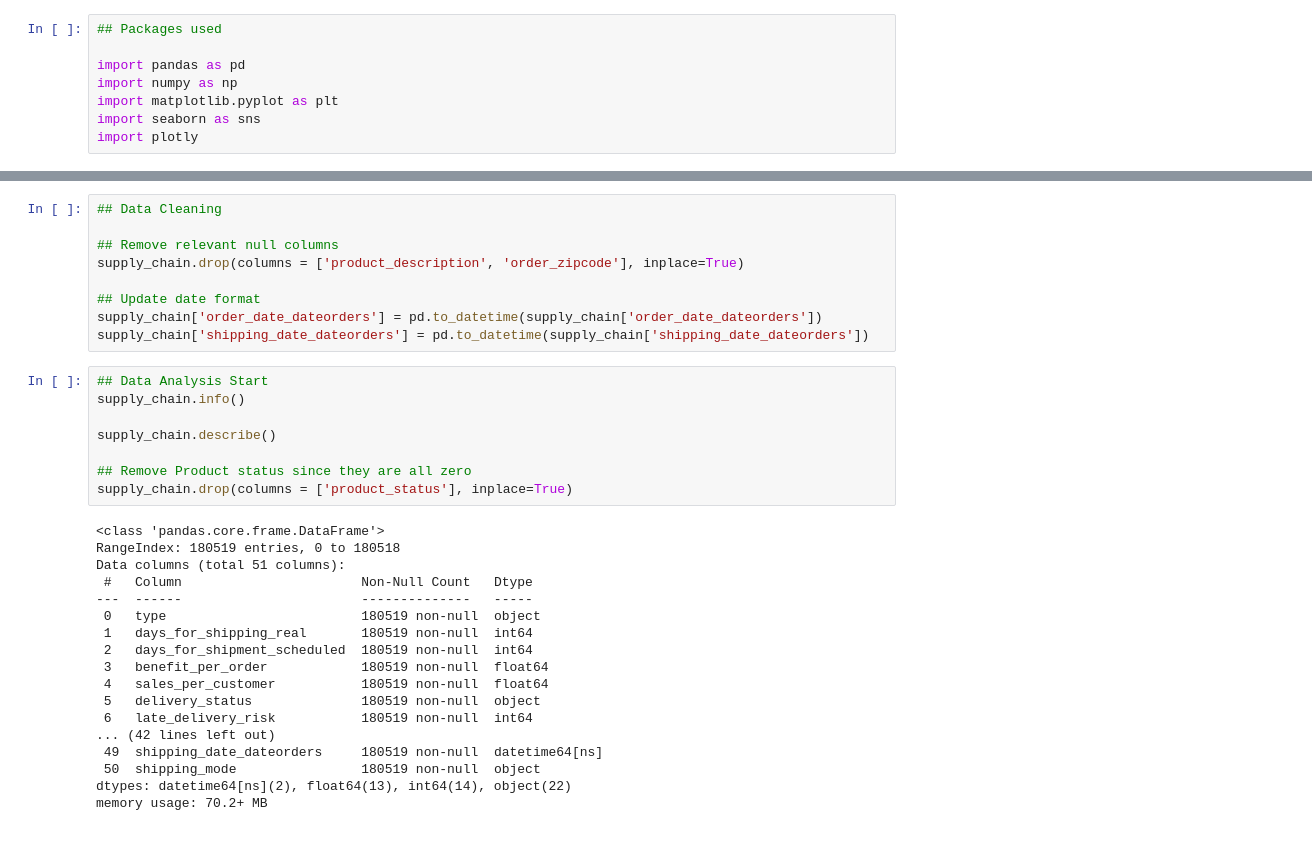
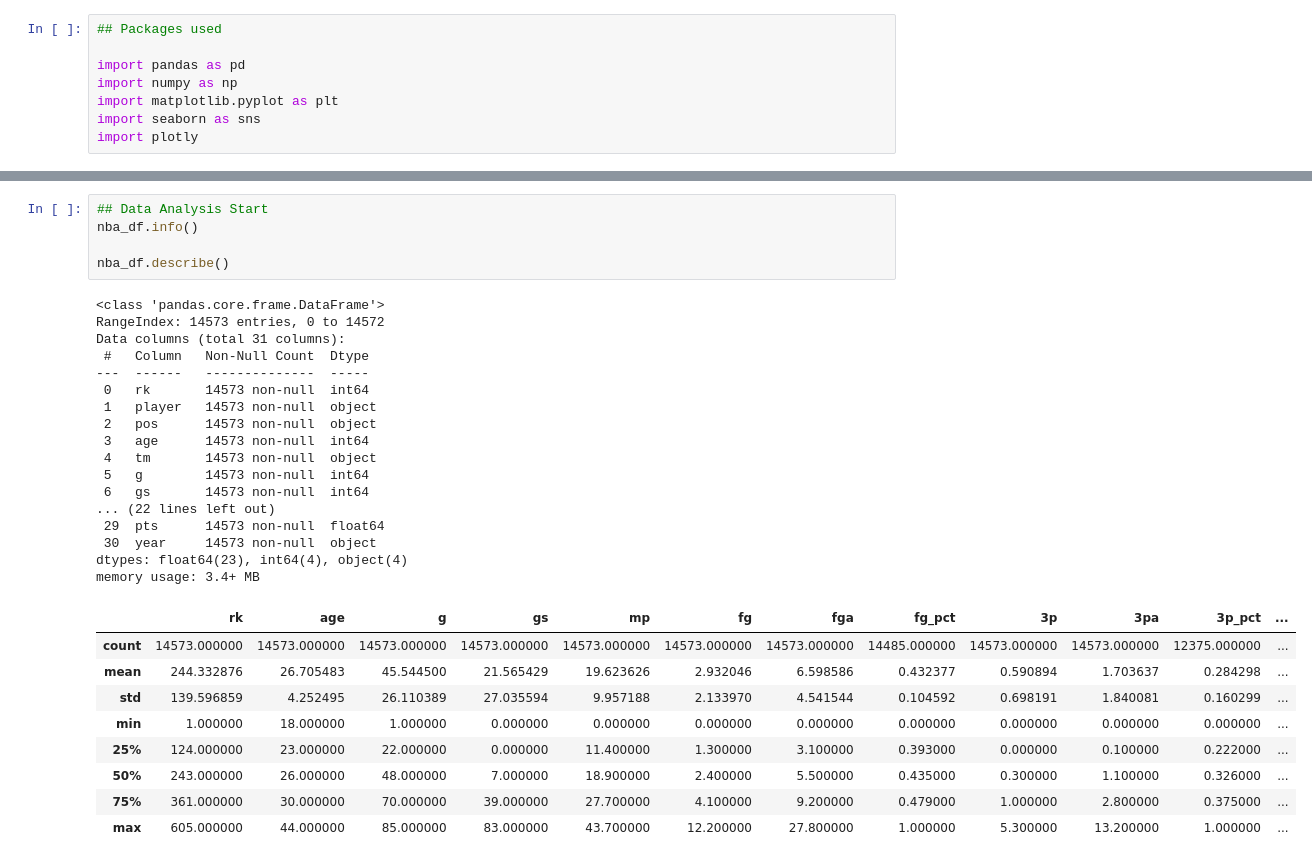
Before and after one commit to doorfish/data-analysis-project, a Jupyter notebook: python_data_analysis_project.ipynb, the cells around one changed output, grey strips where cells are left out. Drawn from its saved outputs; the diff is of its cells as text.

```diff
--- a/python_data_analysis_project.ipynb
+++ b/python_data_analysis_project.ipynb
@@ -48,38 +68,35 @@ supply_chain[supply_chain.duplicated()]
-# %%
-## Data Cleaning
-
-## Remove relevant null columns
-supply_chain.drop(columns = ['product_description', 'order_zipcode'], inplace=True)
-
-## Update date format
-supply_chain['order_date_dateorders'] = pd.to_datetime(supply_chain['order_date_dateorders'])
-supply_chain['shipping_date_dateorders'] = pd.to_datetime(supply_chain['shipping_date_dateorders'])
-# %%
-## Data Analysis Start
-supply_chain.info()
-
-supply_chain.describe()
-
-## Remove Product status since they are all zero
-supply_chain.drop(columns = ['product_status'], inplace=True)
-# %% [output]
-<class 'pandas.core.frame.DataFrame'>
-RangeIndex: 180519 entries, 0 to 180518
-Data columns (total 51 columns):
- #   Column                       Non-Null Count   Dtype
----  ------                       --------------   -----
- 0   type                         180519 non-null  object
- 1   days_for_shipping_real       180519 non-null  int64
- 2   days_for_shipment_scheduled  180519 non-null  int64
- 3   benefit_per_order            180519 non-null  float64
- 4   sales_per_customer           180519 non-null  float64
- 5   delivery_status              180519 non-null  object
- 6   late_delivery_risk           180519 non-null  int64
-... (42 lines left out)
- 49  shipping_date_dateorders     180519 non-null  datetime64[ns]
- 50  shipping_mode                180519 non-null  object
-dtypes: datetime64[ns](2), float64(13), int64(14), object(22)
-memory usage: 70.2+ MB
+# %%
+## Data Analysis Start
+nba_df.info()
+
+nba_df.describe()
+# %% [output]
+<class 'pandas.core.frame.DataFrame'>
+RangeIndex: 14573 entries, 0 to 14572
+Data columns (total 31 columns):
+ #   Column   Non-Null Count  Dtype
+---  ------   --------------  -----
+ 0   rk       14573 non-null  int64
+ 1   player   14573 non-null  object
+ 2   pos      14573 non-null  object
+ 3   age      14573 non-null  int64
+ 4   tm       14573 non-null  object
+ 5   g        14573 non-null  int64
+ 6   gs       14573 non-null  int64
+... (22 lines left out)
+ 29  pts      14573 non-null  float64
+ 30  year     14573 non-null  object
+dtypes: float64(23), int64(4), object(4)
+memory usage: 3.4+ MB
+|  | rk | age | g | gs | mp | fg | fga | fg_pct | 3p | 3pa | 3p_pct | ... |
+| count | 14573.000000 | 14573.000000 | 14573.000000 | 14573.000000 | 14573.000000 | 14573.000000 | 14573.000000 | 14485.000000 | 14573.000000 | 14573.000000 | 12375.000000 | ... |
+| mean | 244.332876 | 26.705483 | 45.544500 | 21.565429 | 19.623626 | 2.932046 | 6.598586 | 0.432377 | 0.590894 | 1.703637 | 0.284298 | ... |
+| std | 139.596859 | 4.252495 | 26.110389 | 27.035594 | 9.957188 | 2.133970 | 4.541544 | 0.104592 | 0.698191 | 1.840081 | 0.160299 | ... |
+| min | 1.000000 | 18.000000 | 1.000000 | 0.000000 | 0.000000 | 0.000000 | 0.000000 | 0.000000 | 0.000000 | 0.000000 | 0.000000 | ... |
+| 25% | 124.000000 | 23.000000 | 22.000000 | 0.000000 | 11.400000 | 1.300000 | 3.100000 | 0.393000 | 0.000000 | 0.100000 | 0.222000 | ... |
+| 50% | 243.000000 | 26.000000 | 48.000000 | 7.000000 | 18.900000 | 2.400000 | 5.500000 | 0.435000 | 0.300000 | 1.100000 | 0.326000 | ... |
+| 75% | 361.000000 | 30.000000 | 70.000000 | 39.000000 | 27.700000 | 4.100000 | 9.200000 | 0.479000 | 1.000000 | 2.800000 | 0.375000 | ... |
+| max | 605.000000 | 44.000000 | 85.000000 | 83.000000 | 43.700000 | 12.200000 | 27.800000 | 1.000000 | 5.300000 | 13.200000 | 1.000000 | ... |
 # %% [markdown]
 ## Look at the following to explore
 
```
Also changed, not shown: parts of 11 cells of this notebook, 4 other files.
